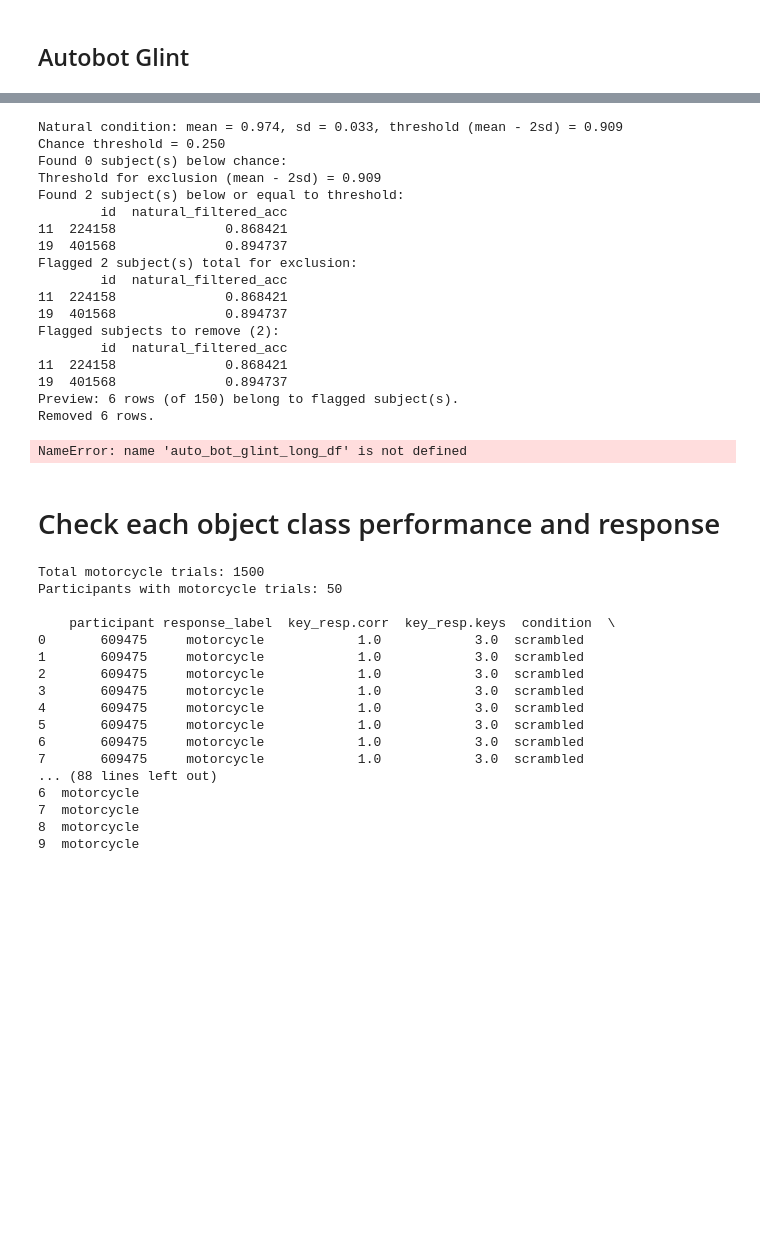
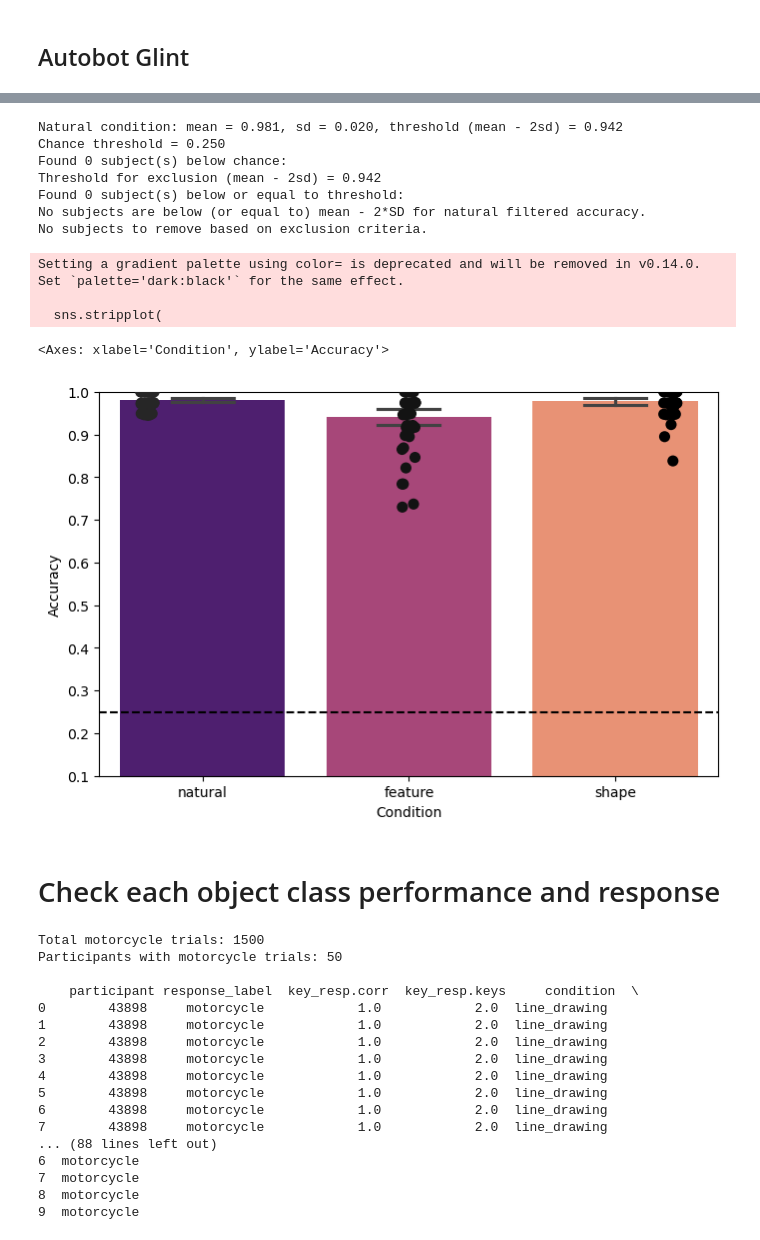
Before and after one commit to ars1399/glint_analysis, a Jupyter notebook: auto_bot_glint_data_preprocessing.ipynb, the cells around one changed output, grey strips where cells are left out. Saved outputs shown, nothing was run; the diff lists cells and outputs as text; code cells hidden in the pictures; blank space fills up the shorter version.

```diff
--- a/auto_bot_glint_data_preprocessing.ipynb
+++ b/auto_bot_glint_data_preprocessing.ipynb
@@ -823,42 +783,35 @@ Setting a gradient palette using color= is deprecated and will be removed in v0.
 # %%
 #Run the Exclusion Check, remove the flagged subjects, create the wide format, and save the cleaned dataframes to CSV files for the novel original version, experiment = 'novel' and extreme = False
 
 #chance = chance_calculator(experiment, extreme= False) #Calculate chance level based on experiment version and extreme flag
 #print(f"Running Exclusion check for experiment = {experiment}, chance level = {chance:.3f}")
 chance = 0.25
 flagged = exclusion_check(sub_summary,chance) #Flag subjects based on exclusion criteria
 
 sub_summary_cleaned = remove_flagged_subjects(sub_summary,
                                               flagged,
                                               delete=True) # Remove flagged subjects
 
-auto_bot_glint_long_df, auto_bot_glint_wide_df = create_wide_df_save(sub_summary_cleaned,
-                                                                        experiment,
-                                                                        output_path = '/zpool/vladlab/data_drive/glint_master/data/adult_data/summary_data_csv/') # Create wide format
+#auto_bot_glint_long_df, auto_bot_glint_wide_df = create_wide_df_save(sub_summary_cleaned,
+                                                                       # experiment,
+                                                                       # output_path = '/zpool/vladlab/data_drive/glint_master/data/adult_data/summary_data_csv/') # Create wide format
 
 
 
 plot_summary(auto_bot_glint_long_df, extreme=False, chance=chance)
 # %% [output]
-Natural condition: mean = 0.974, sd = 0.033, threshold (mean - 2sd) = 0.909
+Natural condition: mean = 0.981, sd = 0.020, threshold (mean - 2sd) = 0.942
 Chance threshold = 0.250
 Found 0 subject(s) below chance:
-Threshold for exclusion (mean - 2sd) = 0.909
-Found 2 subject(s) below or equal to threshold:
-        id  natural_filtered_acc
-11  224158              0.868421
-19  401568              0.894737
-Flagged 2 subject(s) total for exclusion:
-        id  natural_filtered_acc
-11  224158              0.868421
-19  401568              0.894737
-Flagged subjects to remove (2):
-        id  natural_filtered_acc
-11  224158              0.868421
-19  401568              0.894737
-Preview: 6 rows (of 150) belong to flagged subject(s).
-Removed 6 rows.
+Threshold for exclusion (mean - 2sd) = 0.942
+Found 0 subject(s) below or equal to threshold:
+No subjects are below (or equal to) mean - 2*SD for natural filtered accuracy.
+No subjects to remove based on exclusion criteria.
-NameError: name 'auto_bot_glint_long_df' is not defined
+Setting a gradient palette using color= is deprecated and will be removed in v0.14.0. Set `palette='dark:black'` for the same effect.
+
+  sns.stripplot(
+<Axes: xlabel='Condition', ylabel='Accuracy'>
+[figure, added]
 # %% [markdown]
 # Check each object class performance and response
 # %%
@@ -866,15 +819,14 @@ import glob
 import pandas as pd
 
 # Get all participant files from auto_bot_glint
-base = '/zpool/vladlab/data_drive/glint_master/data/adult_data/auto_bot_glint'
+base = '/zpool/vladlab/data_drive/glint_master/data/adult_data/auto_bot_glint/data_final'
 files = glob.glob(f'{base}/*.csv')
-
 motorcycle_summary = []
 boat_summary = []
 car_summary = []
-bicycle_summary = []
+airplane_summary = []
 
-for objects in ['motorcycle', 'boat', 'car', 'bicycle']:
+for objects in ['motorcycle', 'boat', 'car', 'airplane']:
     for file in files:
         data = pd.read_csv(file)
 
@@ -895,8 +847,8 @@ for objects in ['motorcycle', 'boat', 'car', 'bicycle']:
                 boat_summary.append(subset)
             elif objects == 'car':
                 car_summary.append(subset)
-            elif objects == 'bicycle':
-                bicycle_summary.append(subset)
+            elif objects == 'airplane':
+                airplane_summary.append(subset)
 
     # Combine all into one dataframe
     if objects == 'motorcycle':
@@ -905,8 +857,8 @@ for objects in ['motorcycle', 'boat', 'car', 'bicycle']:
         boat_df = pd.concat(boat_summary, ignore_index=True)
     elif objects == 'car':
         car_df = pd.concat(car_summary, ignore_index=True)
-    elif objects == 'bicycle':
-        bicycle_df = pd.concat(bicycle_summary, ignore_index=True)
+    elif objects == 'airplane':
+        airplane_df = pd.concat(airplane_summary, ignore_index=True)
 
     # Reorder columns with participant first
     if objects == 'motorcycle':
@@ -916,8 +868,8 @@ for objects in ['motorcycle', 'boat', 'car', 'bicycle']:
         boat_df = boat_df[['participant', 'response_label', 'key_resp.corr', 'key_resp.keys', 'condition', 'img_class']]
     elif objects == 'car':
         car_df = car_df[['participant', 'response_label', 'key_resp.corr', 'key_resp.keys', 'condition', 'img_class']]
-    elif objects == 'bicycle':
-        bicycle_df = bicycle_df[['participant', 'response_label', 'key_resp.corr', 'key_resp.keys', 'condition', 'img_class']]
+    elif objects == 'airplane':
+        airplane_df = airplane_df[['participant', 'response_label', 'key_resp.corr', 'key_resp.keys', 'condition', 'img_class']]
     print(f"Total {objects} trials: {len(motorcycle_df)}")
     print(f"Participants with {objects} trials: {motorcycle_df['participant'].nunique()}")
     print("\n", motorcycle_df.head(10))
@@ -925,15 +877,15 @@ for objects in ['motorcycle', 'boat', 'car', 'bicycle']:
 Total motorcycle trials: 1500
 Participants with motorcycle trials: 50
 
-    participant response_label  key_resp.corr  key_resp.keys  condition  \
-0       609475     motorcycle            1.0            3.0  scrambled
-1       609475     motorcycle            1.0            3.0  scrambled
-2       609475     motorcycle            1.0            3.0  scrambled
-3       609475     motorcycle            1.0            3.0  scrambled
-4       609475     motorcycle            1.0            3.0  scrambled
-5       609475     motorcycle            1.0            3.0  scrambled
-6       609475     motorcycle            1.0            3.0  scrambled
-7       609475     motorcycle            1.0            3.0  scrambled
+    participant response_label  key_resp.corr  key_resp.keys     condition  \
+0        43898     motorcycle            1.0            2.0  line_drawing
+1        43898     motorcycle            1.0            2.0  line_drawing
+2        43898     motorcycle            1.0            2.0  line_drawing
+3        43898     motorcycle            1.0            2.0  line_drawing
+4        43898     motorcycle            1.0            2.0  line_drawing
+5        43898     motorcycle            1.0            2.0  line_drawing
+6        43898     motorcycle            1.0            2.0  line_drawing
+7        43898     motorcycle            1.0            2.0  line_drawing
 ... (88 lines left out)
 6  motorcycle
 7  motorcycle
```
Also changed, not shown: parts of 7 cells of this notebook, 3 other files.
